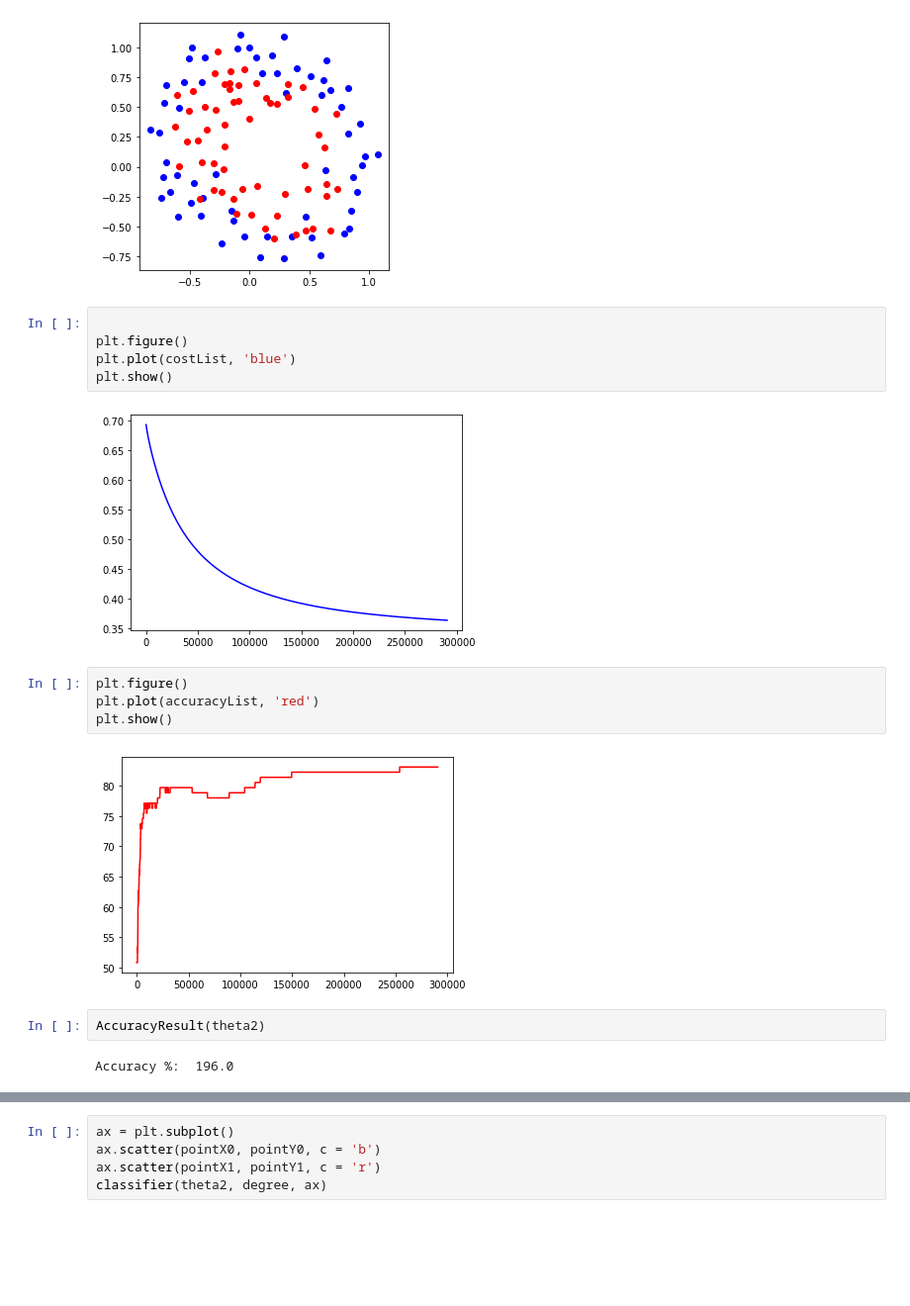
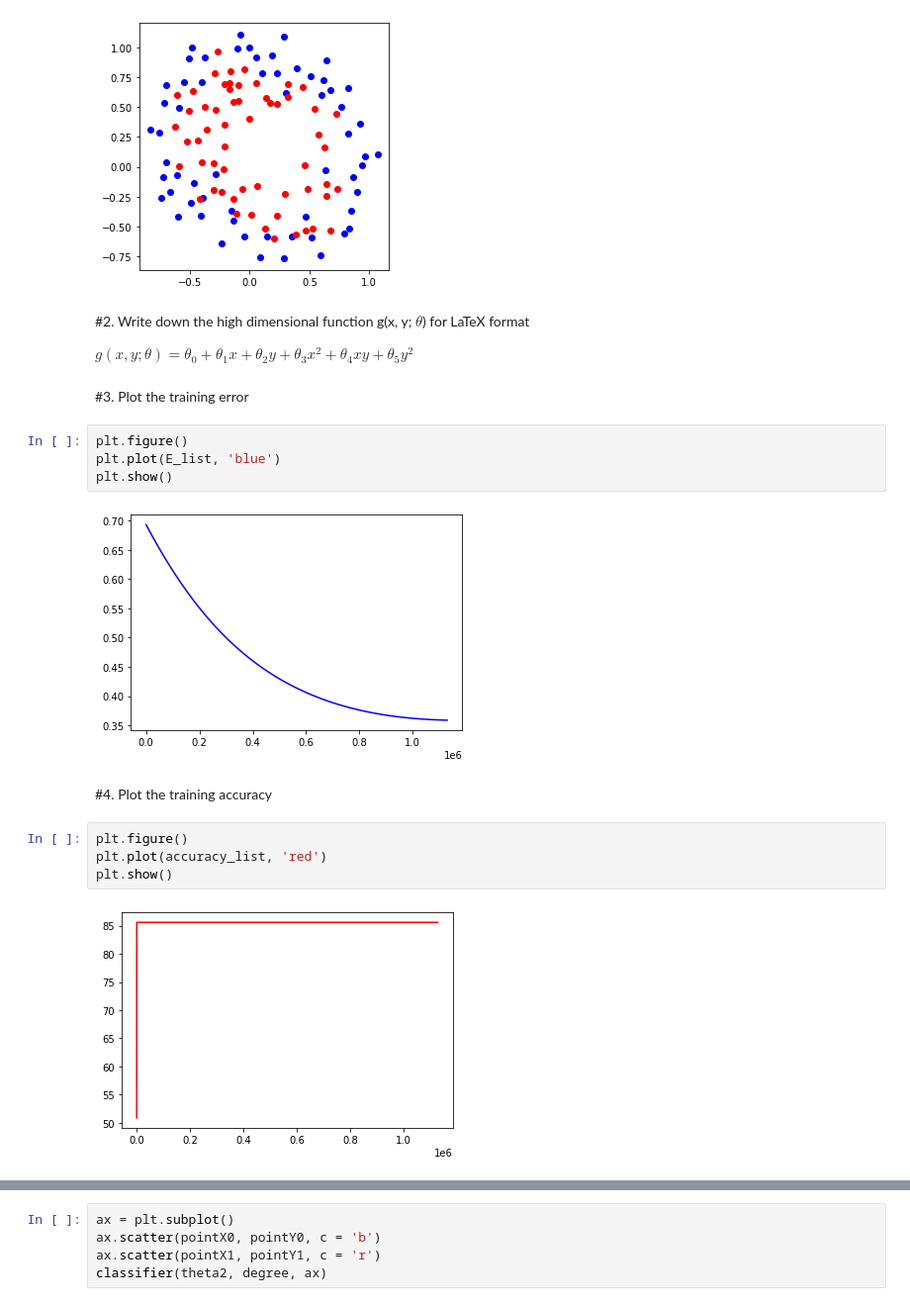
Before and after one commit to CJavaPython/AssignmentFolder, a Jupyter notebook: Assignment06/Assignment06.ipynb, the cells around one changed output, grey strips where cells are left out. Shown at 99% size. Cells and saved outputs as stored; diff of their text form; blank space fills up the shorter version.

Commit message:
Plotting graphs

```diff
--- a/Assignment06/Assignment06.ipynb
+++ b/Assignment06/Assignment06.ipynb
@@ -198,20 +111,23 @@ plt.gca().set_aspect('equal', adjustable='box')
 plt.show()
 # %% [output]
 [figure]
+# %% [markdown]
+#2. Write down the high dimensional function g(x, y; $\theta$) for LaTeX format
+
+$g(x, y;\theta) = \theta_0 + \theta_1x + \theta_2y + \theta_3x^2 + \theta_4xy + \theta_5y^2$
+# %% [markdown]
+#3. Plot the training error
 # %%
-
 plt.figure()
-plt.plot(costList, 'blue')
+plt.plot(E_list, 'blue')
 plt.show()
 # %% [output]
-[figure, old version]
+[figure, new version]
+# %% [markdown]
+#4. Plot the training accuracy
 # %%
 plt.figure()
-plt.plot(accuracyList, 'red')
+plt.plot(accuracy_list, 'red')
 plt.show()
 # %% [output]
-[figure, old version]
+[figure, new version]
-# %%
-AccuracyResult(theta2)
-# %% [output]
-Accuracy %:  196.0
```
Also changed, not shown: parts of 19 cells of this notebook.
